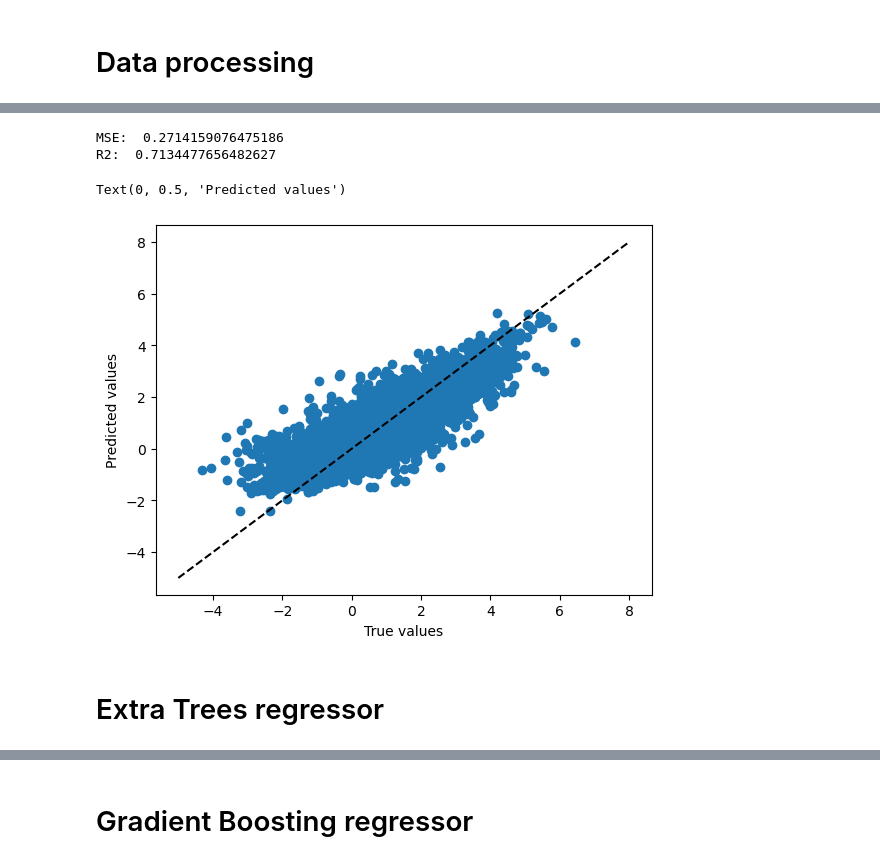
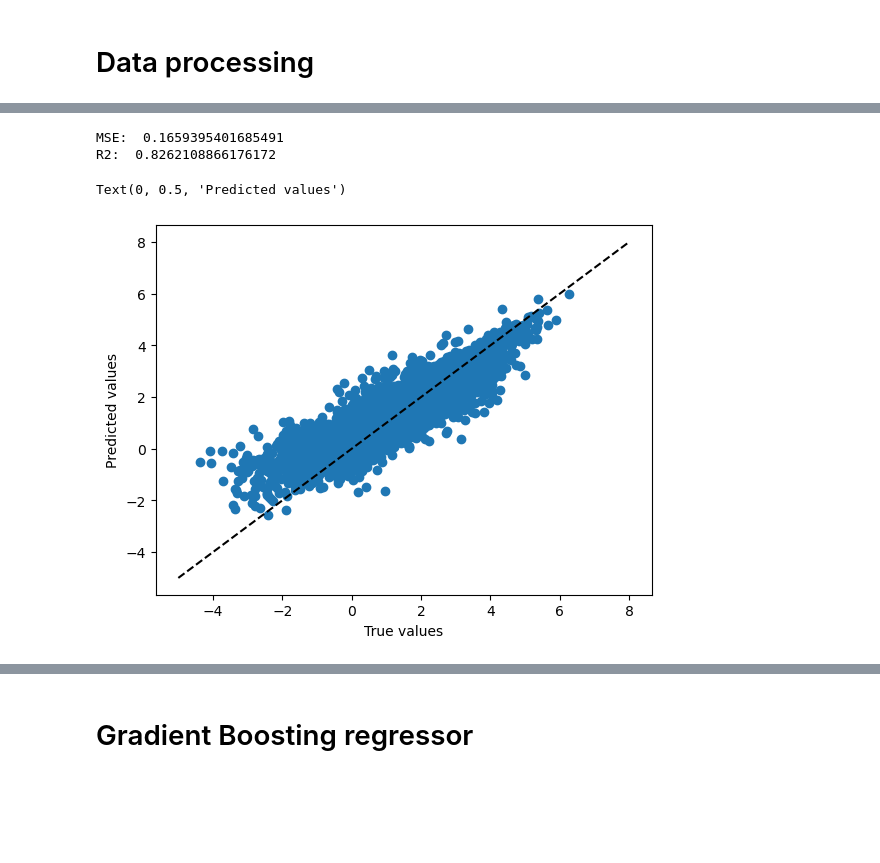
Before and after one commit to christopherogerepfl/UHI_prediction, a Jupyter notebook: exploratory.ipynb, the cells around one changed output, grey strips where cells are left out. Drawn from its saved outputs; the diff is of its cells as text; code cells hidden in the pictures; blank space fills up the shorter version.

```diff
--- a/exploratory.ipynb
+++ b/exploratory.ipynb
@@ -71,11 +72,12 @@ reload(f)
 pop_day_europe = rio.open(r'data_day_30ss\ENACT_POP_D072011_EU28_R2020A_4326_30ss_V1_0.tif')
 pop_night_europe = rio.open(r'data_night_30ss\ENACT_POP_N072011_EU28_R2020A_4326_30ss_V1_0.tif')
 elevation = rio.open(r"elevation\eea_r_4326_1_km_elevation-map-europe_p_2004_v01_r00\elevationeurope1x1_reproj2.tif")
+land_cover = rio.open(r"MCD12Q1.061_LC_Prop1_doy2011001_aid0001.tif")
 folder = 'data'
 
 #When selecting the data, make attnetion to the presence of mountains around (or we have to find the elevation data and add it)
 
-df = f.process_data(folder, pop_day_europe, pop_night_europe, elevation, 500000)
+df = f.process_data(folder, pop_day_europe, pop_night_europe, elevation, land_cover, 500000)
 # %% [output]
 (16963944,) (16963944,)
 (67407144,) (67407144,)
@@ -136,16 +143,14 @@ from sklearn.preprocessing import LabelEncoder
 
 le = LabelEncoder()
 scaler = StandardScaler()
-
 le.fit(df.city)
-
-df_sampled = df
+df_sampled = df.sample(200000)
 df_sampled.fillna(0, inplace=True)
+df_sampled = df_sampled[df_sampled['isrural'] == 0]
 df_sampled['city'] = le.transform(df_sampled['city'])
-df_sampled[['temp', 'pop', 'wind', 'hum']] = scaler.fit_transform(df_sampled[['temp', 'pop', 'wind', 'hum']])
+#df_sampled[['temp', 'pop', 'wind', 'hum']] = scaler.fit_transform(df_sampled[['temp', 'pop', 'wind', 'hum']])
 #create a categorical variable for the city variable
-
-X = df_sampled.drop(['deltaT', 'city'], axis=1)
+X = df_sampled.drop(['deltaT', 'city', 'isrural'], axis=1)
 y = df_sampled.deltaT
 
-X_train, X_test, y_train, y_test = train_test_split(X, y, test_size=0.3)
+X_train, X_test, y_train, y_test = train_test_split(X, y, test_size=0.2)
@@ -166,0 +250,20 @@ X_train.head()
+# %%
+#Implement MLP regressor
+from sklearn.neural_network import MLPRegressor
+
+
+mlp = MLPRegressor(max_iter=1000, hidden_layer_sizes=(100,100,100,100), activation='relu', verbose=False)
+
+mlp.fit(X_train, y_train)
+
+y_pred = mlp.predict(X_test)
+
+print('MSE: ', mean_squared_error(y_test, y_pred))
+print('R2 score: ', r2_score(y_test, y_pred))
+
+#plot the predictions vs the true values
+plt.scatter(y_test, y_pred)
+plt.xlabel('True values')
+plt.ylabel('Predictions')
+plt.title('Predictions vs true values')
+plt.show()
@@ -167,28 +282,26 @@ X_train.head()
 # %%
 from sklearn.ensemble import RandomForestRegressor
 from sklearn.model_selection import GridSearchCV
 
 
-rf = RandomForestRegressor(n_estimators=25, max_depth=20, min_samples_split=2)
+rf = RandomForestRegressor(n_estimators=100, max_depth=10, bootstrap=True, criterion='squared_error')
 
 rf.fit(X_train, y_train)
 
 y_pred = rf.predict(X_test)
 
 mean_squared_error(y_test, y_pred)
 r2_score(y_test, y_pred)
 
 print('MSE: ', mean_squared_error(y_test, y_pred))
 print('R2: ', r2_score(y_test, y_pred))
 
 plt.scatter(y_test, y_pred)
 plt.plot([-5, 8], [-5, 8], 'k--')
 plt.xlabel('True values')
 plt.ylabel('Predicted values')
 # %% [output]
-MSE:  0.2714159076475186
-R2:  0.7134477656482627
+MSE:  0.1659395401685491
+R2:  0.8262108866176172
 Text(0, 0.5, 'Predicted values')
-[figure, old version]
+[figure, new version]
-# %% [markdown]
-# Extra Trees regressor
```
Also changed, not shown: parts of 25 cells of this notebook, 6 other files.
